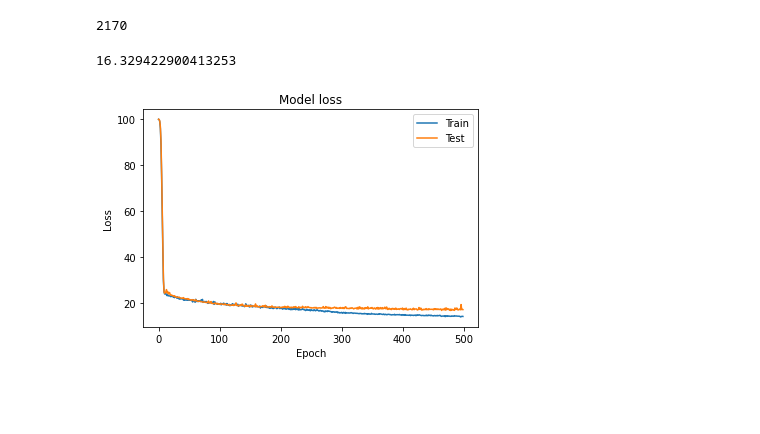
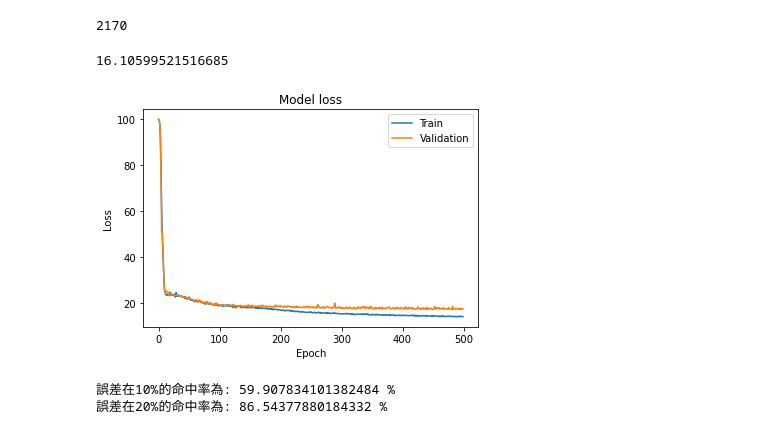
Before and after one commit to bigbabywen/108-2NCCU-Programmimg, a Jupyter notebook: 房價預測.ipynb, the cells around one changed output. Saved outputs shown, nothing was run; the diff lists cells and outputs as text; code cells hidden in the pictures; blank space fills up the shorter version.

```diff
--- a/房價預測.ipynb
+++ b/房價預測.ipynb
@@ -110,4 +110,4 @@ Non-trainable params: 512
 _________________________________________________________________
 # %%
 from tensorflow.keras.callbacks import EarlyStopping
-early_stopping = EarlyStopping(monitor = 'loss', patience = 30, verbose = 0, mode = 'auto')
+early_stopping = EarlyStopping(monitor = 'val_loss', patience = 50, verbose = 1, mode = 'auto')
@@ -114,4 +116,4 @@ early_stopping = EarlyStopping(monitor = 'loss', patience = 30, verbose = 0, mod
 # %%
-history = model.fit(X_train,y_train,batch_size=128,epochs=500,validation_split = 0.3,callbacks = [early_stopping])
+history = model.fit(X_train,y_train,batch_size=128,epochs=500,validation_split = 0.25,callbacks = [early_stopping])
 # %% [output]
 Epoch 1/500
@@ -143,14 +145,14 @@ def MAPE(y_true, y_pred):
 # %%
 MAPE(y_test,result)
 # %% [output]
-16.329422900413253
+16.10599521516685
 # %%
 plt.plot(history.history['loss'])
 plt.plot(history.history['val_loss'])
 plt.title('Model loss')
 plt.ylabel('Loss')
 plt.xlabel('Epoch')
-plt.legend(['Train', 'Test'], loc='upper right')
+plt.legend(['Train', 'Validation'], loc='upper right')
 plt.show()
 # %% [output]
-[figure, old version]
+[figure, new version]
@@ -156,0 +185,6 @@ plt.show()
+# %%
+print(f"誤差在10%的命中率為: {hit_rate10(y_test,result)} %")
+print(f"誤差在20%的命中率為: {hit_rate20(y_test,result)} %")
+# %% [output]
+誤差在10%的命中率為: 59.907834101382484 %
+誤差在20%的命中率為: 86.54377880184332 %
```
Also changed, not shown: parts of 4 cells of this notebook.
